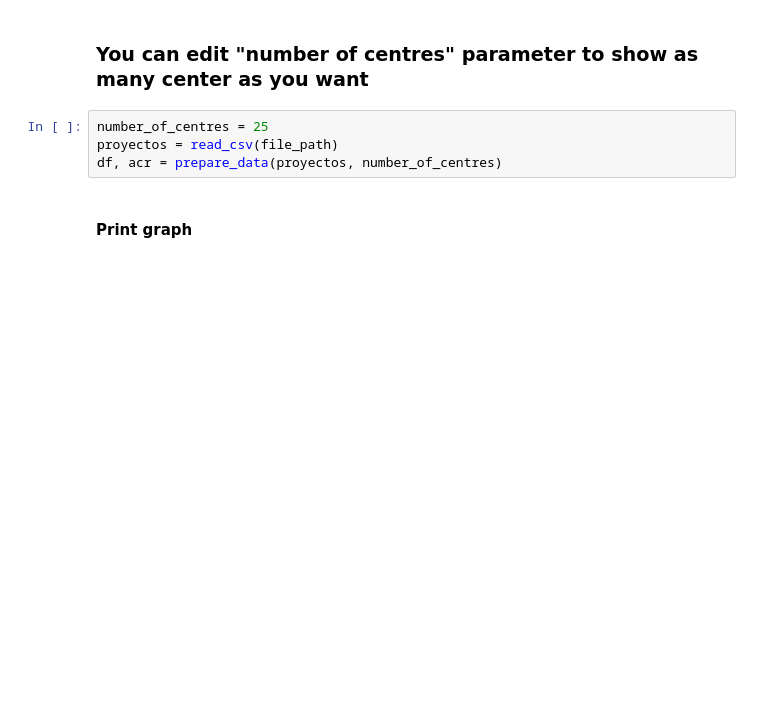
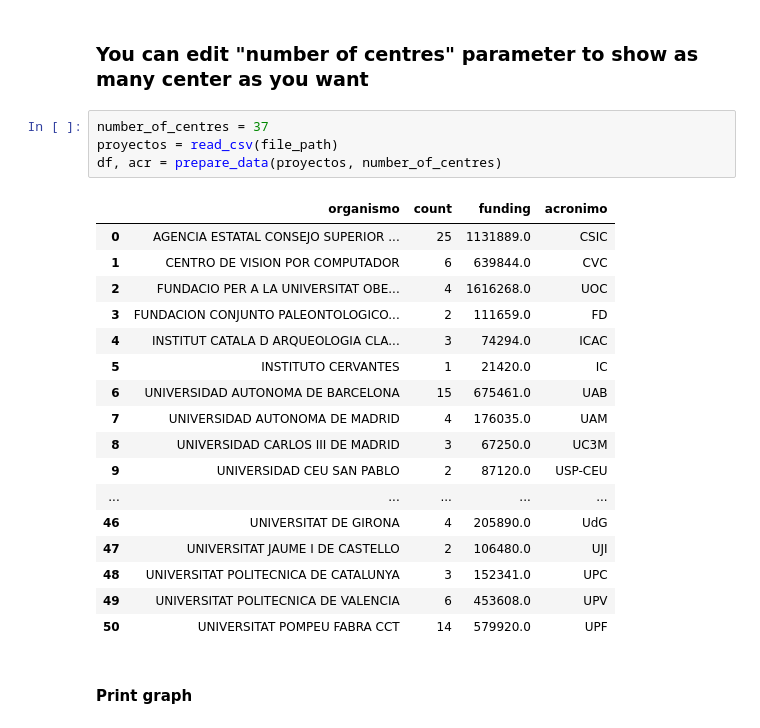
Before and after one commit to linhd-postdata/desir, a Jupyter notebook: Fig15. Scatter plot of research centres by number of projects and total funding.ipynb, the cells around one changed output. Saved outputs shown, nothing was run; the diff lists cells and outputs as text; blank space fills up the shorter version.

```diff
--- a/Fig15. Scatter plot of research centres by number of projects and total funding.ipynb
+++ b/Fig15. Scatter plot of research centres by number of projects and total funding.ipynb
@@ -55,9 +58,27 @@ def prepare_data(data, number_of_centres):
 # %% [markdown]
 ### You can edit "number of centres" parameter to show as many center as you want
 # %%
-number_of_centres = 25
+number_of_centres = 37
 proyectos = read_csv(file_path)
 df, acr = prepare_data(proyectos, number_of_centres)
+# %% [output]
+|  | organismo | count | funding | acronimo |
+| 0 | AGENCIA ESTATAL CONSEJO SUPERIOR ... | 25 | 1131889.0 | CSIC |
+| 1 | CENTRO DE VISION POR COMPUTADOR | 6 | 639844.0 | CVC |
+| 2 | FUNDACIO PER A LA UNIVERSITAT OBE... | 4 | 1616268.0 | UOC |
+| 3 | FUNDACION CONJUNTO PALEONTOLOGICO... | 2 | 111659.0 | FD |
+| 4 | INSTITUT CATALA D ARQUEOLOGIA CLA... | 3 | 74294.0 | ICAC |
+| 5 | INSTITUTO CERVANTES | 1 | 21420.0 | IC |
+| 6 | UNIVERSIDAD AUTONOMA DE BARCELONA | 15 | 675461.0 | UAB |
+| 7 | UNIVERSIDAD AUTONOMA DE MADRID | 4 | 176035.0 | UAM |
+| 8 | UNIVERSIDAD CARLOS III DE MADRID | 3 | 67250.0 | UC3M |
+| 9 | UNIVERSIDAD CEU SAN PABLO | 2 | 87120.0 | USP-CEU |
+| ... | ... | ... | ... | ... |
+| 46 | UNIVERSITAT DE GIRONA | 4 | 205890.0 | UdG |
+| 47 | UNIVERSITAT JAUME I DE CASTELLO | 2 | 106480.0 | UJI |
+| 48 | UNIVERSITAT POLITECNICA DE CATALUNYA | 3 | 152341.0 | UPC |
+| 49 | UNIVERSITAT POLITECNICA DE VALENCIA | 6 | 453608.0 | UPV |
+| 50 | UNIVERSITAT POMPEU FABRA CCT | 14 | 579920.0 | UPF |
 # %% [markdown]
 #### Print graph
 # %%
```
Also changed, not shown: parts of 3 cells of this notebook, 1 other file.
